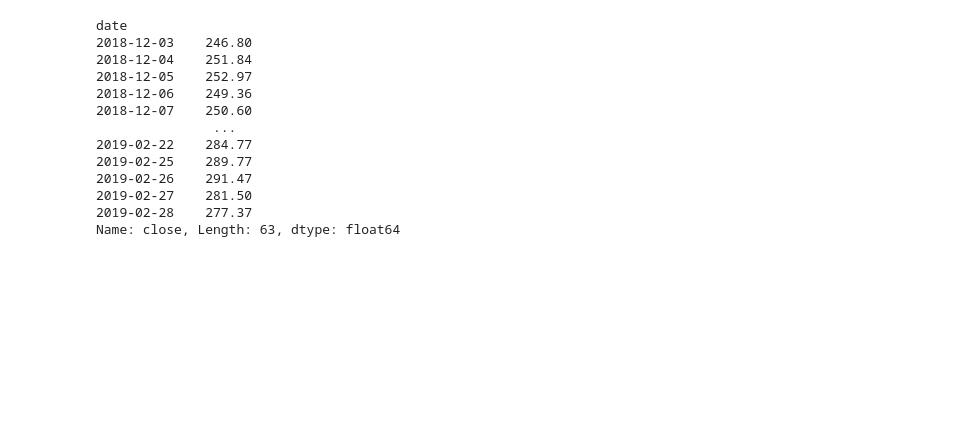
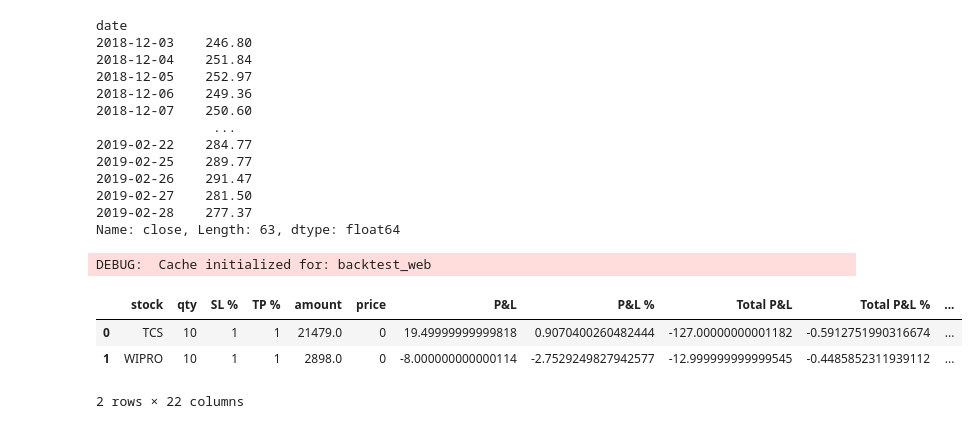
Before and after one commit to suhansaha/algotrader, a Jupyter notebook: src/freedom_v2_unit_test.ipynb, the cells around one changed output. Cells and saved outputs as stored; diff of their text form; code cells hidden in the pictures; blank space fills up the shorter version.

```diff
--- a/src/freedom_v2_unit_test.ipynb
+++ b/src/freedom_v2_unit_test.ipynb
@@ -337,4 +337,6 @@ date
 Name: close, Length: 63, dtype: float64
 # %%
 from lib.data_model_lib import *
-live_cache = cache_state('live')
+live_cache = cache_state('backtest_web')
+# %% [output]
+DEBUG:  Cache initialized for: backtest_web
@@ -342,0 +343,7 @@ df = live_cache.getValue()
+# %%
+live_cache.getValue()
+# %% [output]
+|  | stock | qty | SL % | TP % | amount | price | P&L | P&L % | Total P&L | Total P&L % | ... |
+| 0 | TCS | 10 | 1 | 1 | 21479.0 | 0 | 19.49999999999818 | 0.9070400260482444 | -127.00000000001182 | -0.5912751990316674 | ... |
+| 1 | WIPRO | 10 | 1 | 1 | 2898.0 | 0 | -8.000000000000114 | -2.7529249827942577 | -12.999999999999545 | -0.4485852311939112 | ... |
+2 rows × 22 columns
```
Also changed, not shown: parts of 2 cells of this notebook, 4 other files.
